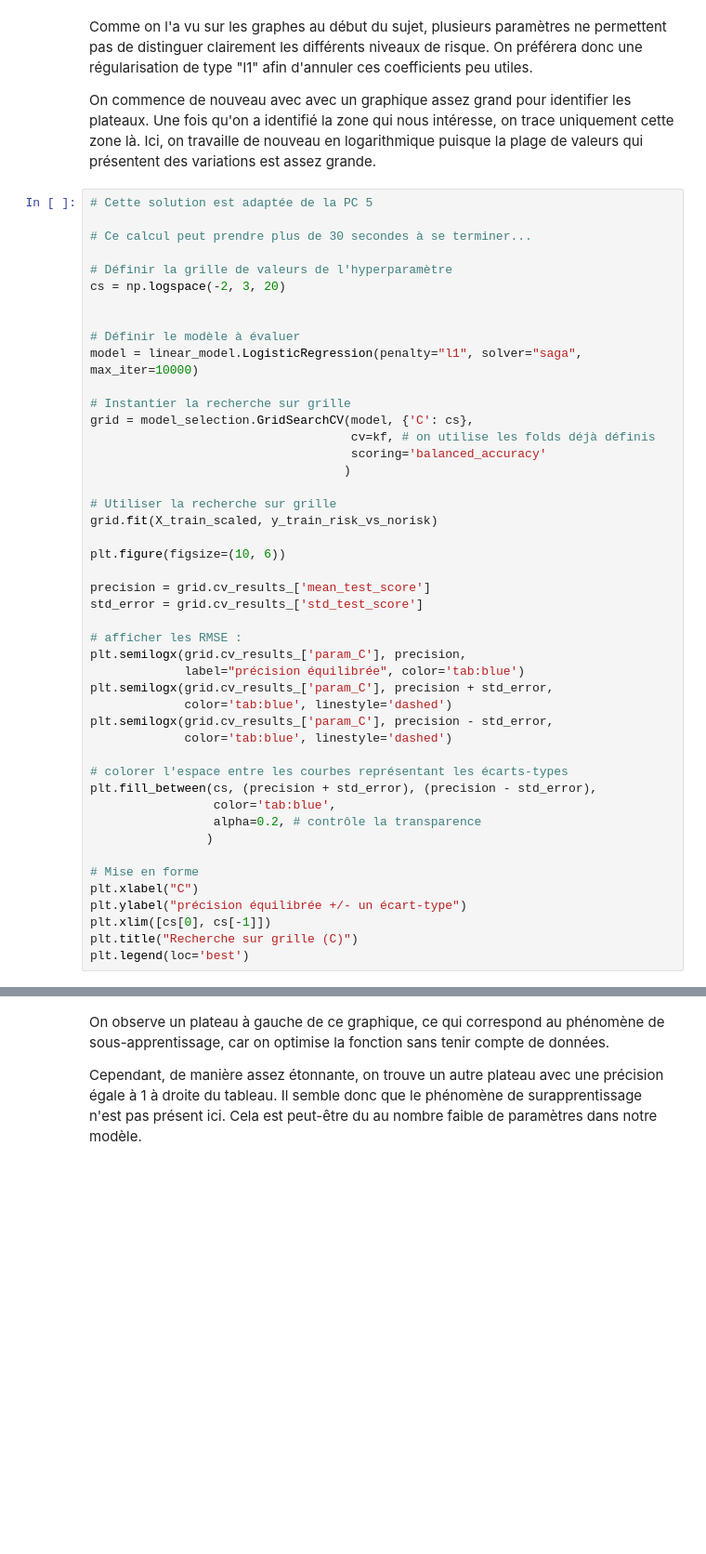
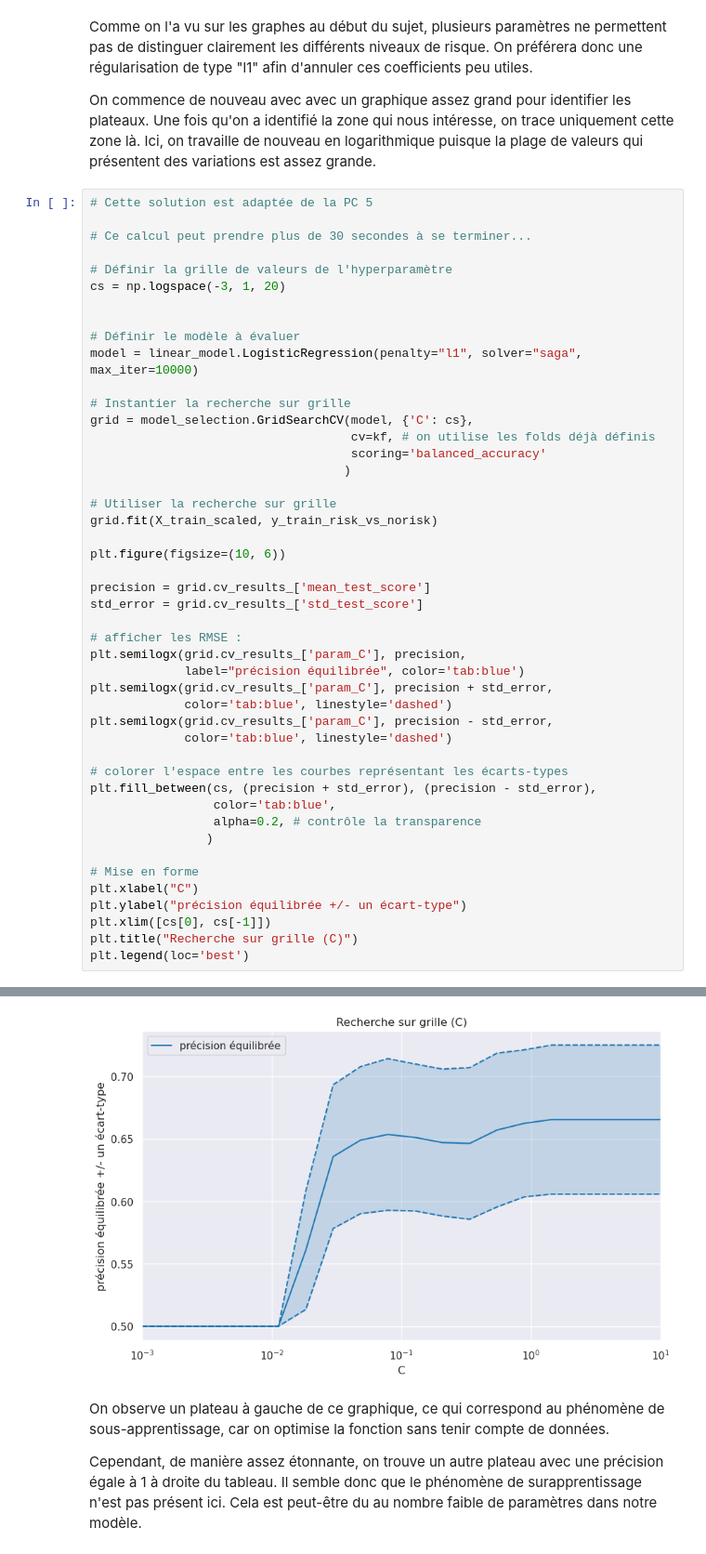
Before and after one commit to Kataevskii/projet-data, a Jupyter notebook: Projet.ipynb, the cells around one changed output, grey strips where cells are left out. Shown at 93% size. Cells and saved outputs as stored; diff of their text form; blank space fills up the shorter version.

```diff
--- a/Projet.ipynb
+++ b/Projet.ipynb
@@ -362,7 +389,7 @@ On commence de nouveau avec avec un graphique assez grand pour identifier les pl
 # Ce calcul peut prendre plus de 30 secondes à se terminer...
 
 # Définir la grille de valeurs de l'hyperparamètre
-cs = np.logspace(-2, 3, 20)
+cs = np.logspace(-3, 1, 20)
 
 
 # Définir le modèle à évaluer
@@ -402,3 +429,4 @@ plt.ylabel("précision équilibrée +/- un écart-type")
 plt.xlim([cs[0], cs[-1]])
 plt.title("Recherche sur grille (C)")
 plt.legend(loc='best')
+# %% [output]
@@ -405,3 +434,4 @@ plt.legend(loc='best')
+[figure, added]
 # %% [markdown]
 On observe un plateau à gauche de ce graphique, ce qui correspond au phénomène de sous-apprentissage, car on optimise la fonction sans tenir compte de données.
 
```
Also changed, not shown: parts of 19 cells of this notebook.
